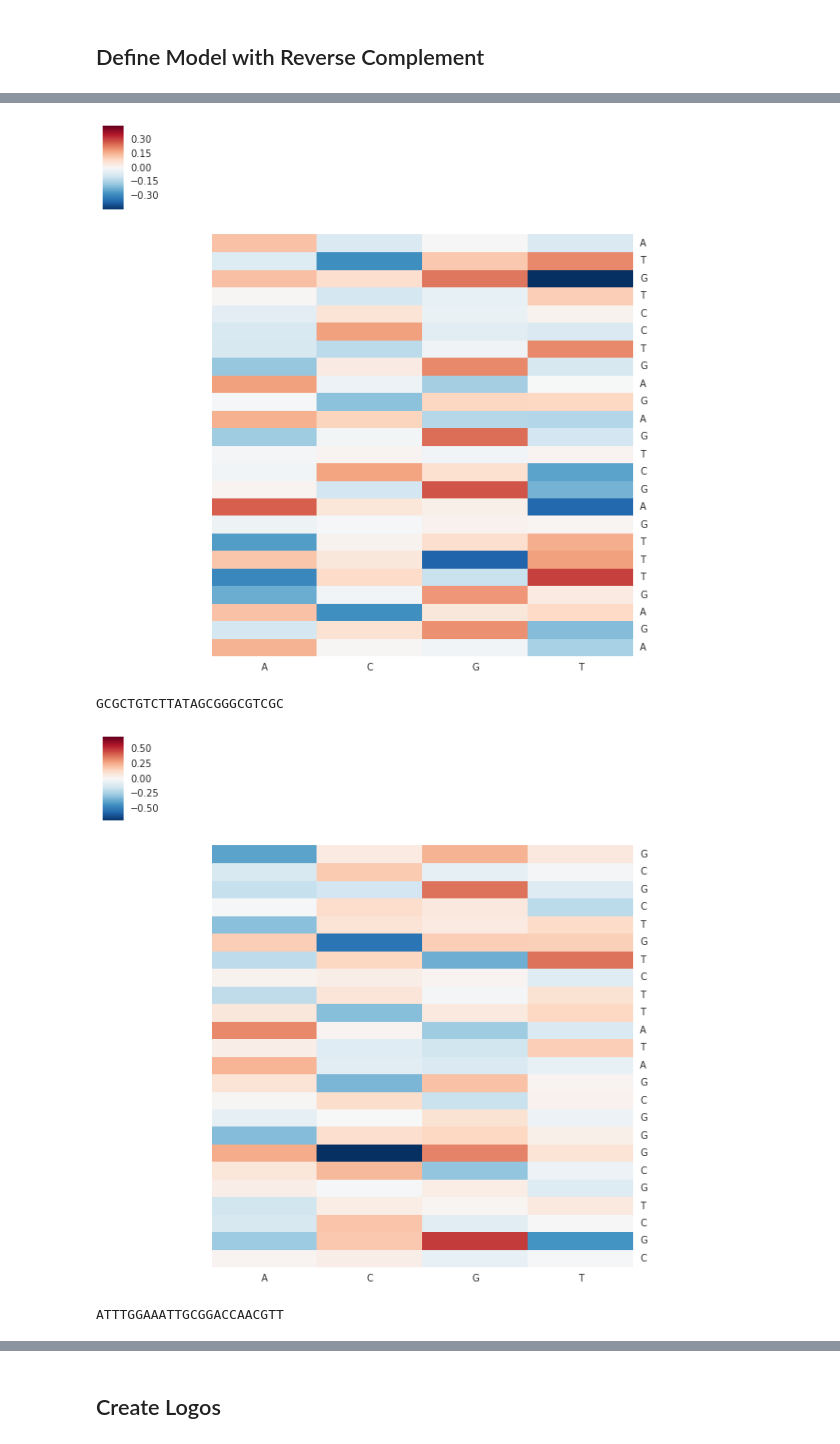
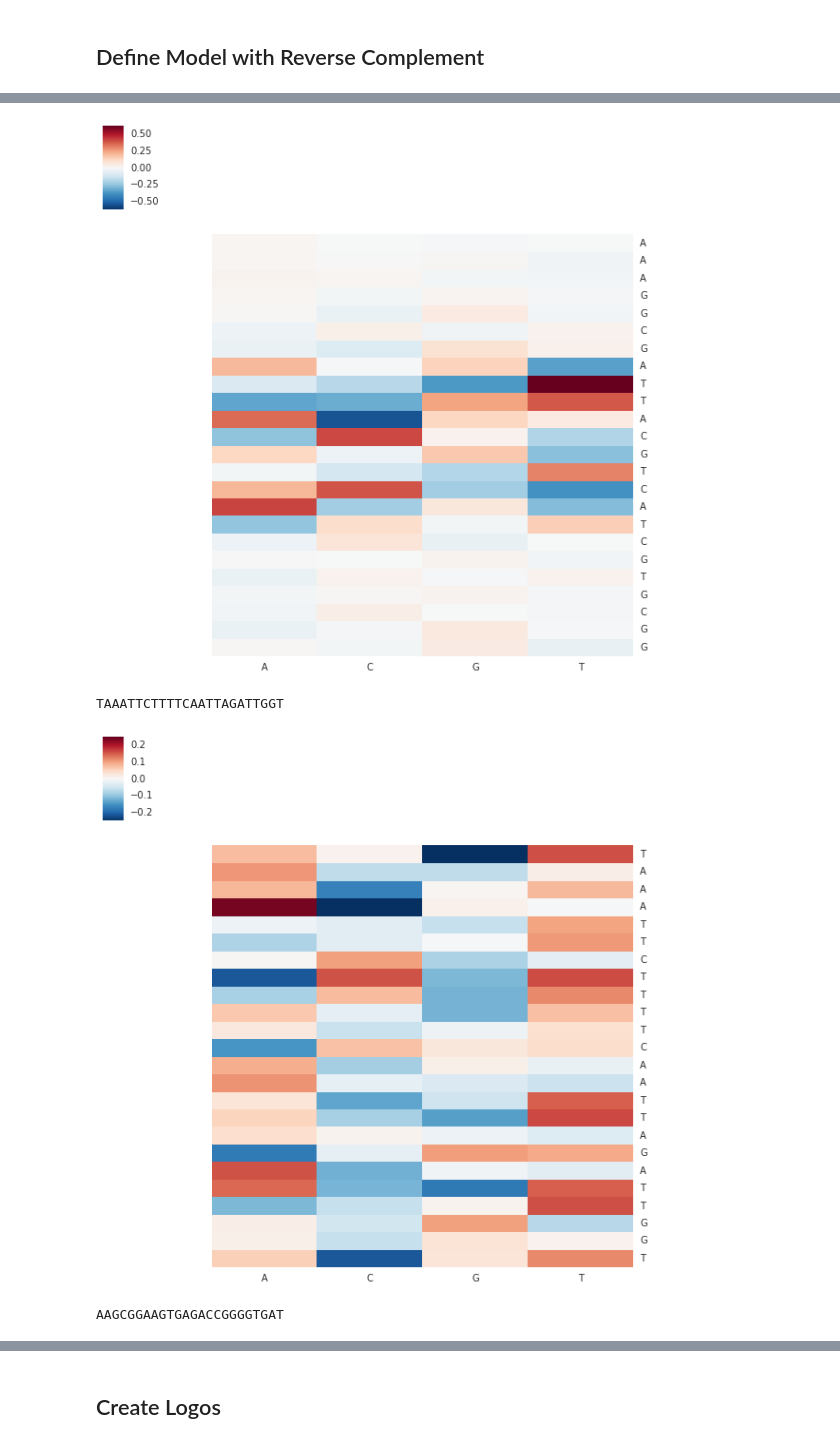
Before and after one commit to jenhantao/ipython-notebooks, a Jupyter notebook: DeepBind Analysis.ipynb, the cells around one changed output, grey strips where cells are left out. Drawn from its saved outputs; the diff is of its cells as text; code cells hidden in the pictures.

Commit message:
corrected extraction of motifs

```diff
--- a/DeepBind Analysis.ipynb
+++ b/DeepBind Analysis.ipynb
@@ -259,9 +262,6 @@ y_test = keras.utils.to_categorical(y_test, num_classes)
 # %%
-# convolution_initializer = keras.initializers.RandomNormal(mean=0,stddev=1e-3 ) # [1e-7, 1e-3]
-# dense_initializer = keras.initializers.RandomNormal(mean=0, stddev=1e-2) # [1e-5, 1e-2]
+convolution_initializer = keras.initializers.RandomNormal(mean=0,stddev=1e-2 ) # [1e-7, 1e-3]
+dense_initializer = keras.initializers.RandomNormal(mean=0, stddev=1e-1) # [1e-5, 1e-2]\
-# %%
-convolution_initializer = keras.initializers.glorot_uniform()
-dense_initializer = keras.initializers.glorot_uniform()
 # %%
 num_classes = 2
 motif_size = 24
@@ -277,7 +277,8 @@ shared_motif_convolution = Conv1D(filters=num_motifs,
      activation='relu',
      input_shape=(200,4),
      name = 'shared_motif_convolution',
-     kernel_initializer = convolution_initializer
+     kernel_initializer = convolution_initializer,
+     kernel_regularizer = keras.regularizers.l1(1e-5)
     )
 
 # perform convolution on sequences and their reverse complement using the same convolution layer
@@ -292,22 +293,28 @@ max_seq_scores = MaxPooling1D(pool_size=200 - motif_size)(max_strand_scores)
 
 # fully connected layer
 dense_out = Dense(32, activation='relu',
-                  kernel_initializer= dense_initializer
+                  kernel_initializer= dense_initializer,
+                  kernel_regularizer=keras.regularizers.l1(1e-5)
                  )(max_seq_scores)
 
 # drop out
-drop_out = Dropout(0.25)(dense_out)
+drop_out = Dropout(0.5)(dense_out)
 
 # make prediction
 flattened = Flatten()(drop_out)
-predictions = Dense(num_classes, activation = 'softmax')(flattened)
+predictions = Dense(num_classes,
+                    activation = 'softmax',
+                    kernel_initializer=dense_initializer,
+                    kernel_regularizer = keras.regularizers.l1(1e-5)
+                   )(flattened)
 
 # define and compile model
 model = Model(inputs=[input_fwd, input_rev], outputs=predictions)
 
-# model.compile(loss=keras.losses.binary_crossentropy,
-#               optimizer=keras.optimizers.sgd(lr = 0.5,
-#                                              decay=1e-10),
+# model.compile(loss=keras.losses.categorical_crossentropy,
+#               optimizer=keras.optimizers.sgd(lr = 0.05,
+# #                                              momentum=0.99, nesterov=True
+#                                             ),
 #               metrics=['accuracy'])
 model.compile(loss=keras.losses.categorical_crossentropy,
               optimizer=keras.optimizers.Adam(),
@@ -315,7 +322,7 @@ model.compile(loss=keras.losses.categorical_crossentropy,
 # %%
 model.fit([x_train, x_rc_train], y_train,
           batch_size=64,
-          epochs=30,
+          epochs=20,
           verbose=1,
           validation_data=([x_test, x_rc_test], y_test))
 score = model.evaluate([x_test, x_rc_test], y_test, verbose=0)
@@ -347,7 +354,8 @@ motifs = weights[0]
 index_seq_dict = dict(zip(range(4), ['A','C', 'G', 'T']))
 # %%
 seq_list = []
-for motif in motifs.reshape(num_motifs, motif_size, 4):
+for i in range(num_motifs):
+    motif = motifs[:,:,i]
     normed_motif = np.array([row - np.mean(row) for row in motif])
 
     sequence = ''.join([index_seq_dict[np.argmax(x)] for x in motif])
@@ -372,4 +380,4 @@ ATGTCCTGAGAGTCGAGTTTGAGA
-[figure, old version]
+[figure, new version]
-GCGCTGTCTTATAGCGGGCGTCGC
+TAAATTCTTTTCAATTAGATTGGT
-[figure, old version]
+[figure, new version]
-ATTTGGAAATTGCGGACCAACGTT
+AAGCGGAAGTGAGACCGGGGTGAT
```
Also changed, not shown: parts of 4 cells of this notebook.
